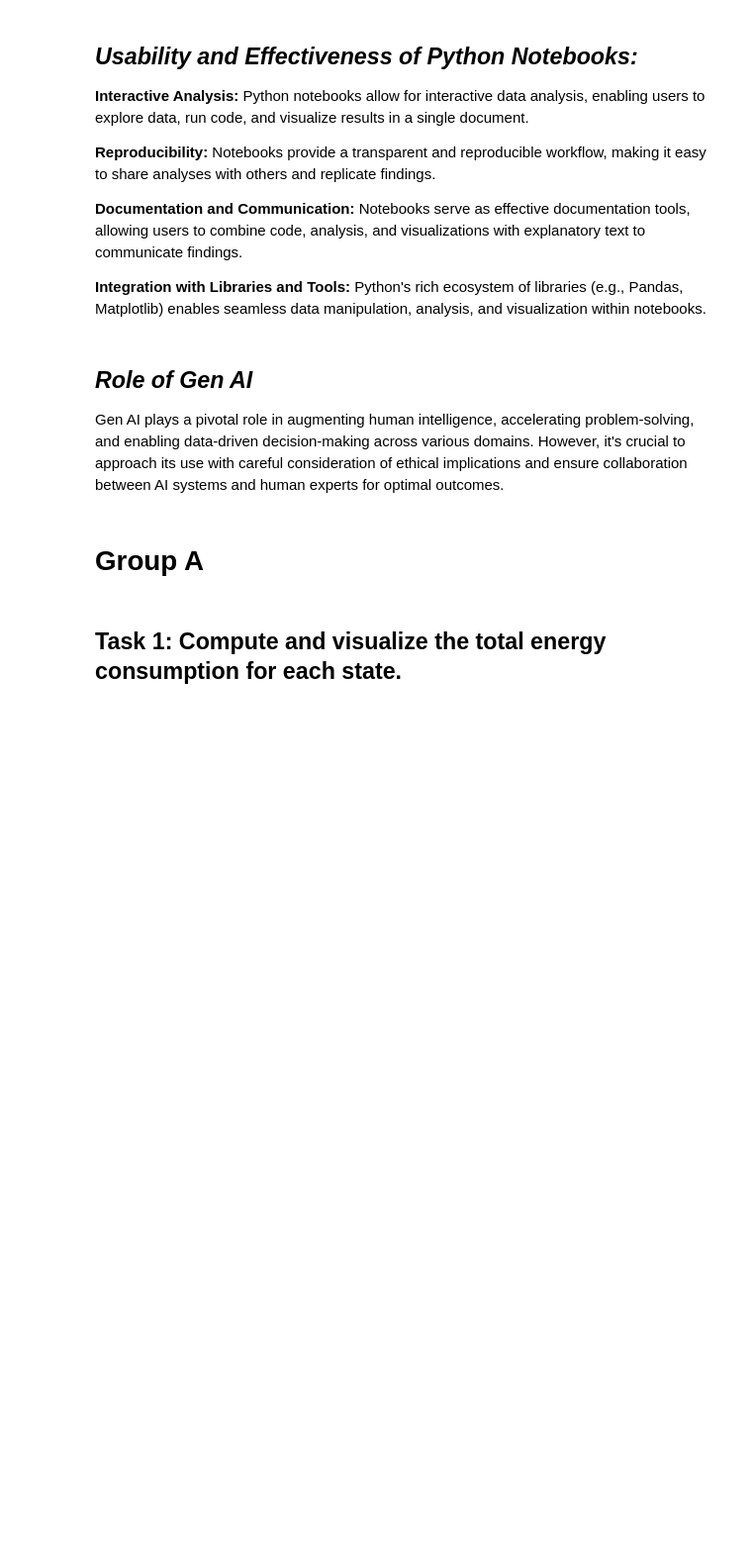
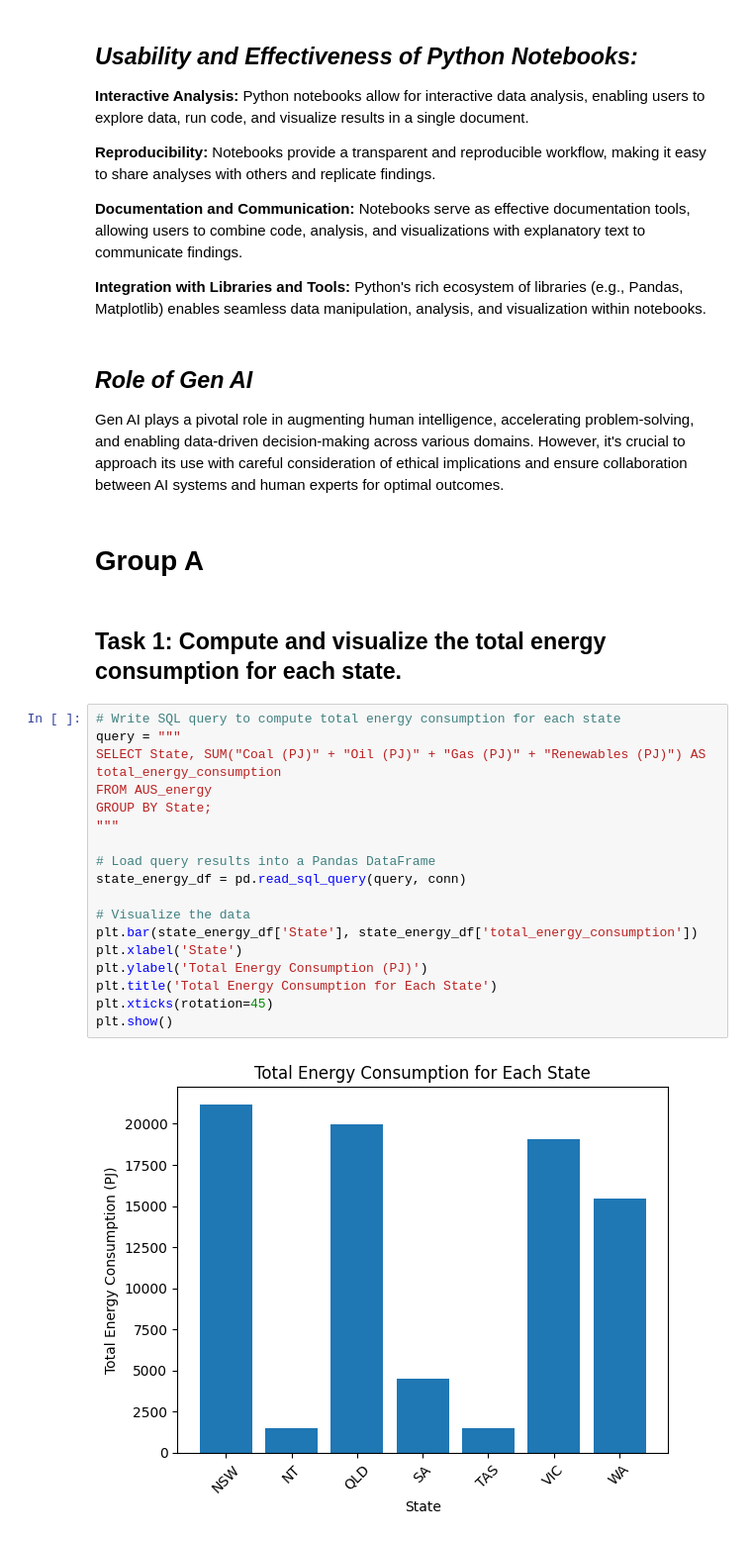
Before and after one commit to Fahim136/Australian-Energy-Dataset-Analysis-Assignment, a Jupyter notebook: Australian_Energy_Dataset_Analysis.ipynb, the cells around one changed output. Shown at 99% size. Drawn from its saved outputs; the diff is of its cells as text; blank space fills up the shorter version.

Commit message:
Group A t-1

```diff
--- a/Australian_Energy_Dataset_Analysis.ipynb
+++ b/Australian_Energy_Dataset_Analysis.ipynb
@@ -232,3 +210,23 @@ Gen AI plays a pivotal role in augmenting human intelligence, accelerating probl
 # **Group A**
 # %% [markdown]
 ## **Task 1: Compute and visualize the total energy consumption for each state.**
+# %%
+# Write SQL query to compute total energy consumption for each state
+query = """
+SELECT State, SUM("Coal (PJ)" + "Oil (PJ)" + "Gas (PJ)" + "Renewables (PJ)") AS total_energy_consumption
+FROM AUS_energy
+GROUP BY State;
+"""
+
+# Load query results into a Pandas DataFrame
+state_energy_df = pd.read_sql_query(query, conn)
+
+# Visualize the data
+plt.bar(state_energy_df['State'], state_energy_df['total_energy_consumption'])
+plt.xlabel('State')
+plt.ylabel('Total Energy Consumption (PJ)')
+plt.title('Total Energy Consumption for Each State')
+plt.xticks(rotation=45)
+plt.show()
+# %% [output]
+[figure, added]
```
Also changed, not shown: parts of 4 cells of this notebook.
